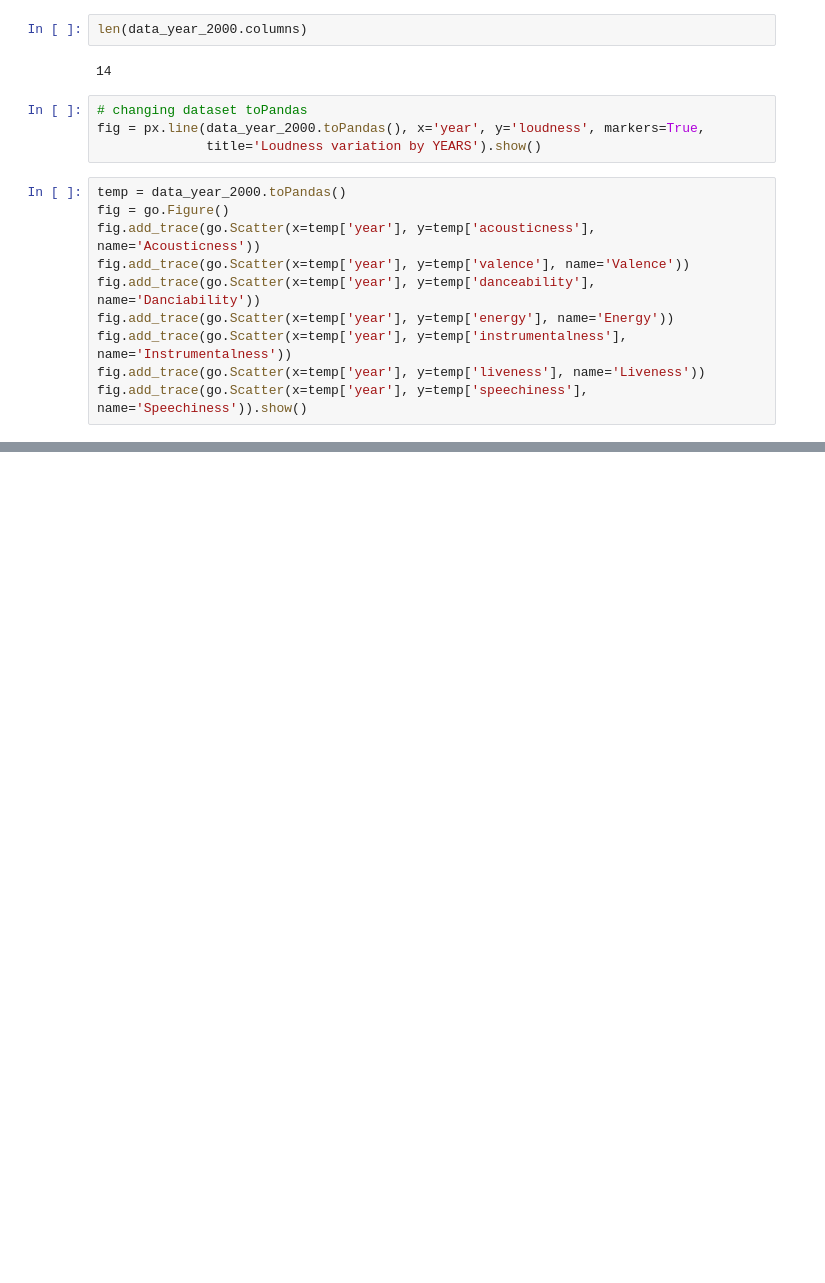
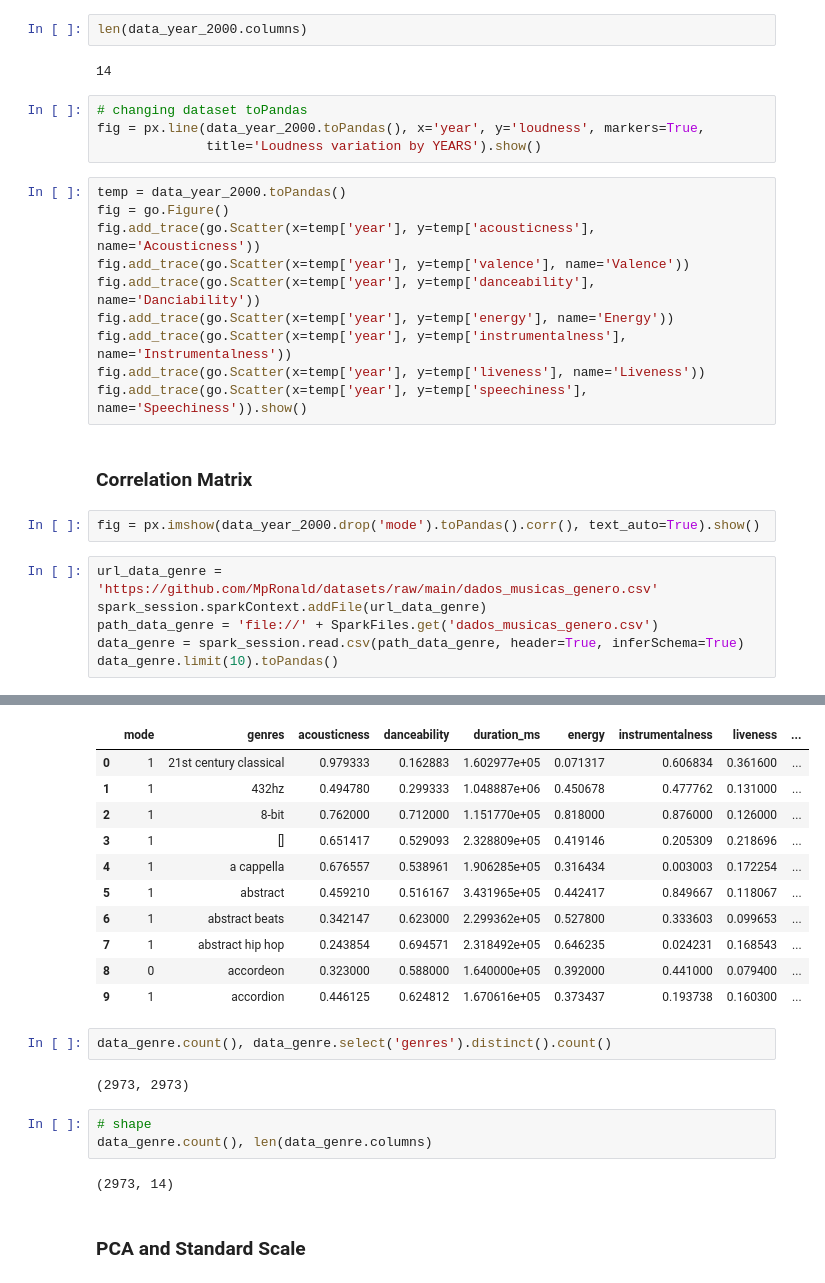
Before and after one commit to MpRonald/Spark, a Jupyter notebook: PySpark_Recomendation.ipynb, the cells around one changed output, grey strips where cells are left out. Saved outputs shown, nothing was run; the diff lists cells and outputs as text; blank space fills up the shorter version.

```diff
--- a/PySpark_Recomendation.ipynb
+++ b/PySpark_Recomendation.ipynb
@@ -160,3 +166,14 @@ fig.add_trace(go.Scatter(x=temp['year'], y=temp['energy'], name='Energy'))
 fig.add_trace(go.Scatter(x=temp['year'], y=temp['instrumentalness'], name='Instrumentalness'))
 fig.add_trace(go.Scatter(x=temp['year'], y=temp['liveness'], name='Liveness'))
 fig.add_trace(go.Scatter(x=temp['year'], y=temp['speechiness'], name='Speechiness')).show()
+# %% [markdown]
+### Correlation Matrix
+# %%
+fig = px.imshow(data_year_2000.drop('mode').toPandas().corr(), text_auto=True).show()
+# %%
+url_data_genre = 'https://github.com/MpRonald/datasets/raw/main/dados_musicas_genero.csv'
+spark_session.sparkContext.addFile(url_data_genre)
+path_data_genre = 'file://' + SparkFiles.get('dados_musicas_genero.csv')
+data_genre = spark_session.read.csv(path_data_genre, header=True, inferSchema=True)
+data_genre.limit(10).toPandas()
+# %% [output]
@@ -162,0 +181,22 @@ fig.add_trace(go.Scatter(x=temp['year'], y=temp['speechiness'], name='Speechines
+|  | mode | genres | acousticness | danceability | duration_ms | energy | instrumentalness | liveness | ... |
+| 0 | 1 | 21st century classical | 0.979333 | 0.162883 | 1.602977e+05 | 0.071317 | 0.606834 | 0.361600 | ... |
+| 1 | 1 | 432hz | 0.494780 | 0.299333 | 1.048887e+06 | 0.450678 | 0.477762 | 0.131000 | ... |
+| 2 | 1 | 8-bit | 0.762000 | 0.712000 | 1.151770e+05 | 0.818000 | 0.876000 | 0.126000 | ... |
+| 3 | 1 | [] | 0.651417 | 0.529093 | 2.328809e+05 | 0.419146 | 0.205309 | 0.218696 | ... |
+| 4 | 1 | a cappella | 0.676557 | 0.538961 | 1.906285e+05 | 0.316434 | 0.003003 | 0.172254 | ... |
+| 5 | 1 | abstract | 0.459210 | 0.516167 | 3.431965e+05 | 0.442417 | 0.849667 | 0.118067 | ... |
+| 6 | 1 | abstract beats | 0.342147 | 0.623000 | 2.299362e+05 | 0.527800 | 0.333603 | 0.099653 | ... |
+| 7 | 1 | abstract hip hop | 0.243854 | 0.694571 | 2.318492e+05 | 0.646235 | 0.024231 | 0.168543 | ... |
+| 8 | 0 | accordeon | 0.323000 | 0.588000 | 1.640000e+05 | 0.392000 | 0.441000 | 0.079400 | ... |
+| 9 | 1 | accordion | 0.446125 | 0.624812 | 1.670616e+05 | 0.373437 | 0.193738 | 0.160300 | ... |
+# %%
+data_genre.count(), data_genre.select('genres').distinct().count()
+# %% [output]
+(2973, 2973)
+# %%
+# shape
+data_genre.count(), len(data_genre.columns)
+# %% [output]
+(2973, 14)
+# %% [markdown]
+### PCA and Standard Scale
```
Also changed, not shown: parts of 15 cells of this notebook.
